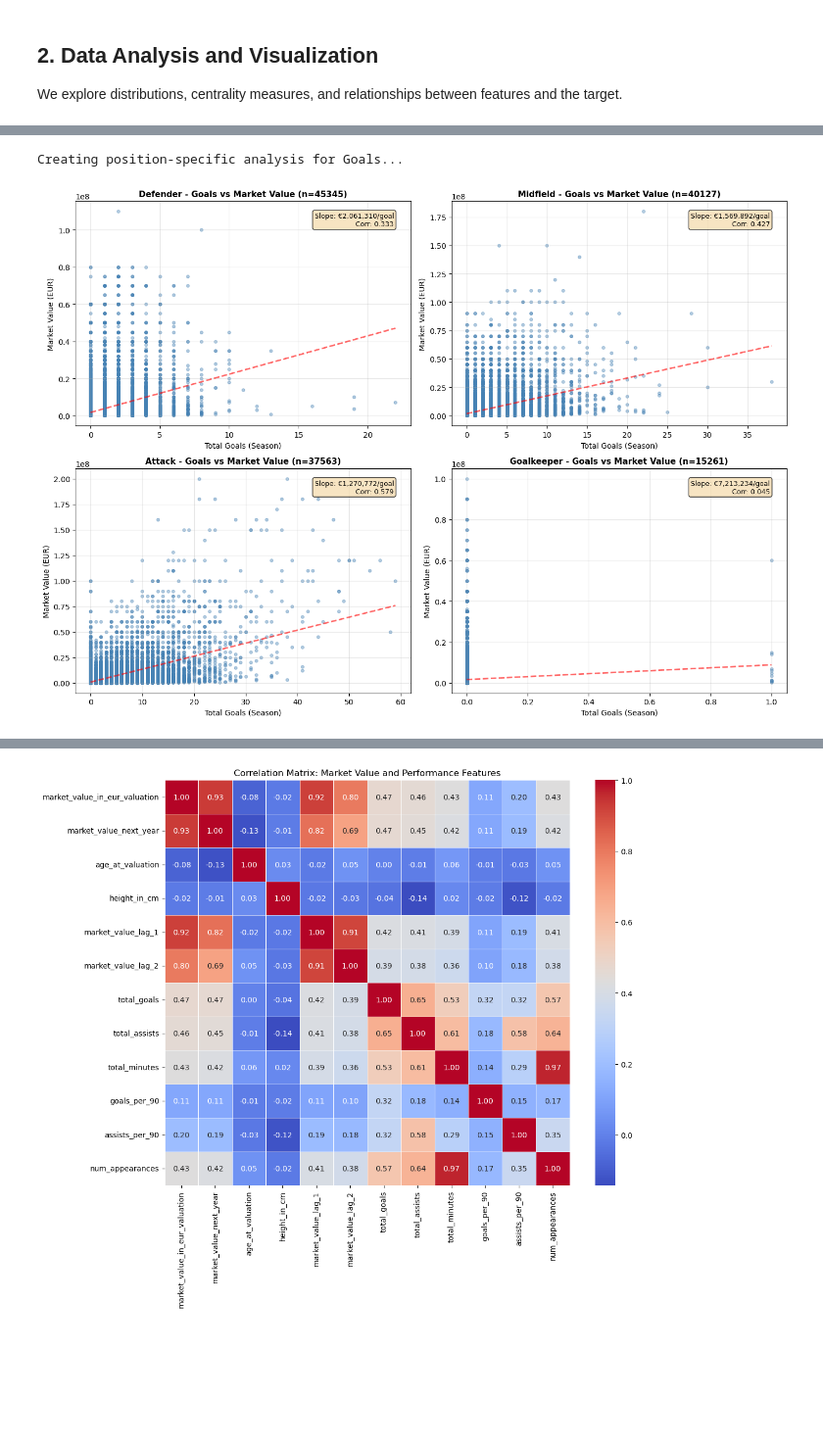
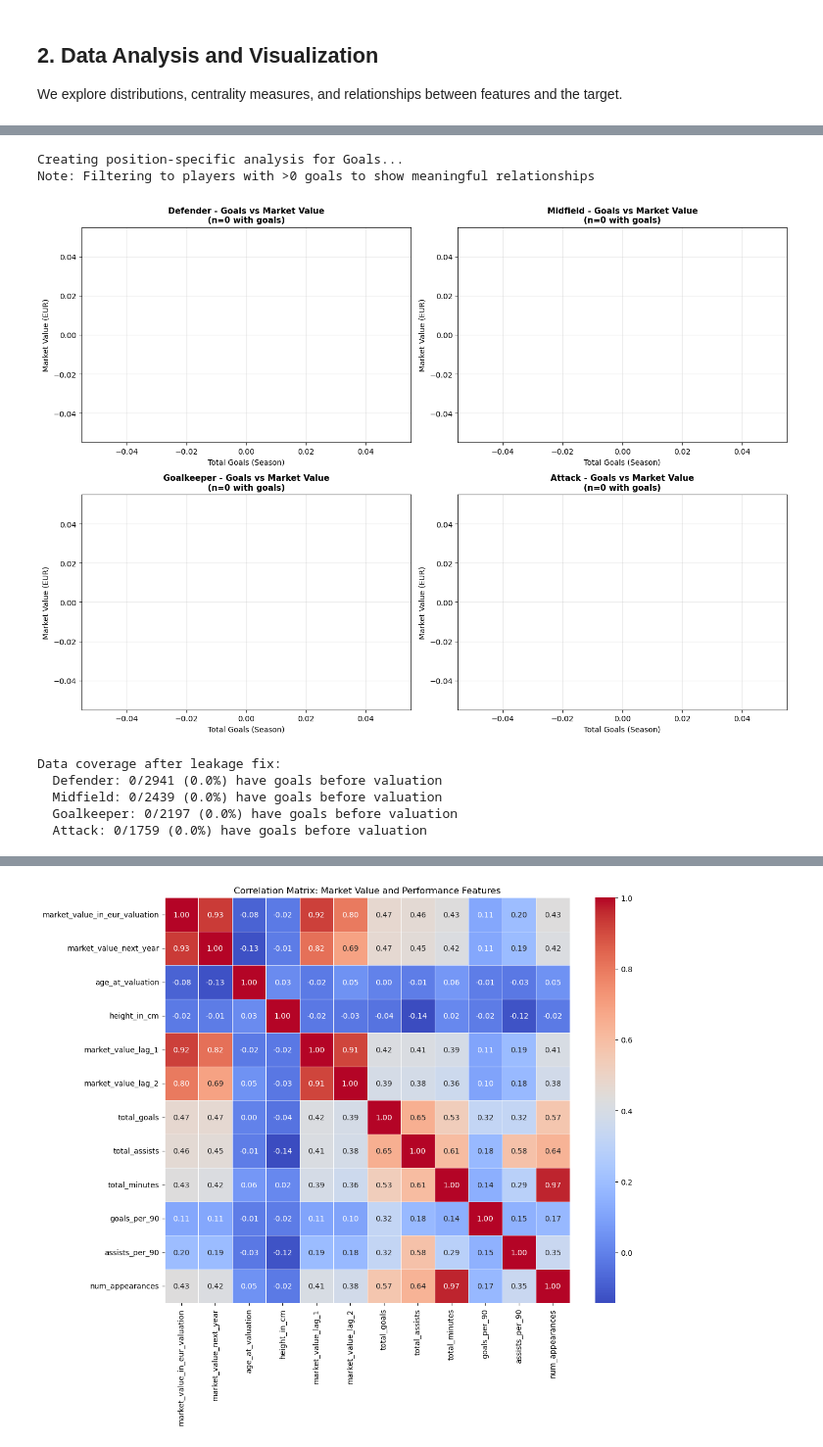
Before and after one commit to ChristianVaikona/comp352-final-project, a Jupyter notebook: Footballer_Market_Evaluation_Final_Submission.ipynb, the cells around one changed output, grey strips where cells are left out. Shown at 98% size. Drawn from its saved outputs; the diff is of its cells as text; code cells hidden in the pictures; blank space fills up the shorter version.

```diff
--- a/Footballer_Market_Evaluation_Final_Submission.ipynb
+++ b/Footballer_Market_Evaluation_Final_Submission.ipynb
@@ -640,14 +881,27 @@ for col in perf_lag_cols:
 print("Performance lag features created")
 
 # Drop rows without enough history or target
+# Drop rows without ESSENTIAL data only (more lenient)
+print(f"\nBefore dropping rows: {merged_df.shape}")
+
+# Only require target and at least 1 lag (not 2 or 3)
 merged_df = merged_df.dropna(subset=[
     "market_value_next_year",
-    "market_value_lag_1",
-    "market_value_lag_2",
-    "market_value_mean_3",
+    "market_value_lag_1",  # At least 1 year of history
     "age_at_valuation"
 ])
 
+print(f"After dropping rows without target/lag1/age: {merged_df.shape}")
+
+# Fill remaining NaN features with 0 (lag_2, mean_3, etc.)
+lag_fill_cols = ["market_value_lag_2", "market_value_mean_3", "market_value_trend"]
+for col in lag_fill_cols:
+    if col in merged_df.columns:
+        merged_df[col] = merged_df[col].fillna(0)
+
+print(f"Filled NaN lag features with 0")
+print(f"Final shape after FE: {merged_df.shape}")
+
 print("merged_df shape after FE:", merged_df.shape)
 merged_df[["player_id","year","market_value_in_eur_valuation","market_value_next_year","market_value_lag_1","market_value_lag_2"]].head(10)
 # %% [output]
@@ -912,51 +1172,69 @@ plt.show()
 # %%
-# ========== Faceted Analysis: Goals by Position with Correlation Stats ==========
+# ========== Faceted Analysis: Goals by Position (FILTERED FOR ACTIVE PLAYERS) ==========
 print("Creating position-specific analysis for Goals...")
+print("Note: Filtering to players with >0 goals to show meaningful relationships")
 
 # Get unique positions
-positions = merged_df['position'].value_counts().index[:4]  # Top 4 positions by count
+positions = merged_df['position'].value_counts().index[:4]
 
 fig, axes = plt.subplots(2, 2, figsize=(14, 10))
 axes = axes.flatten()
 
 for idx, pos in enumerate(positions):
-    pos_data = merged_df[merged_df['position'] == pos]
+    # FILTER: Only players with goals > 0
+    pos_data = merged_df[(merged_df['position'] == pos) & (merged_df['total_goals'] > 0)].copy()
 
     axes[idx].scatter(pos_data['total_goals'],
                       pos_data['market_value_in_eur_valuation'],
                       alpha=0.4, s=15, color='steelblue')
     axes[idx].set_xlabel('Total Goals (Season)', fontsize=10)
     axes[idx].set_ylabel('Market Value (EUR)', fontsize=10)
-    axes[idx].set_title(f'{pos} - Goals vs Market Value (n={len(pos_data)})',
+    axes[idx].set_title(f'{pos} - Goals vs Market Value\n(n={len(pos_data)} with goals)',
                         fontsize=11, fontweight='bold')
     axes[idx].grid(True, alpha=0.3)
 
     # Add trend line and calculate statistics
     if len(pos_data) > 10:
-        # Calculate correlation
-        correlation = pos_data[['total_goals', 'market_value_in_eur_valuation']].corr().iloc[0, 1]
+        try:
+            # Calculate correlation
+            correlation = pos_data[['total_goals', 'market_value_in_eur_valuation']].corr().iloc[0, 1]
 
-        # Calculate slope (linear regression)
-        z = np.polyfit(pos_data['total_goals'], pos_data['market_value_in_eur_valuation'], 1)
-        slope = z[0]
-        p = np.poly1d(z)
+            # Calculate slope (linear regression)
+            z = np.polyfit(pos_data['total_goals'], pos_data['market_value_in_eur_valuation'], 1)
+            slope = z[0]
+            p = np.poly1d(z)
 
-        # Plot trend line
-        x_trend = np.linspace(pos_data['total_goals'].min(), pos_data['total_goals'].max(), 100)
-        axes[idx].plot(x_trend, p(x_trend), "r--", alpha=0.6, linewidth=2)
+            # Plot trend line
+            x_trend = np.linspace(pos_data['total_goals'].min(), pos_data['total_goals'].max(), 100)
+            axes[idx].plot(x_trend, p(x_trend), "r--", alpha=0.6, linewidth=2)
 
-        # Add text box with statistics in top right
-        textstr = f'Slope: €{slope:,.0f}/goal\nCorr: {correlation:.3f}'
-        props = dict(boxstyle='round', facecolor='wheat', alpha=0.8)
-        axes[idx].text(0.95, 0.95, textstr, transform=axes[idx].transAxes,
-                      fontsize=9, verticalalignment='top', horizontalalignment='right',
-                      bbox=props)
+            # Add text box with statistics
+            textstr = f'Slope: €{slope:,.0f}/goal\nCorr: {correlation:.3f}'
+            props = dict(boxstyle='round', facecolor='wheat', alpha=0.8)
+            axes[idx].text(0.95, 0.95, textstr, transform=axes[idx].transAxes,
+                          fontsize=9, verticalalignment='top', horizontalalignment='right',
+                          bbox=props)
+        except Exception as e:
+            print(f"Could not calculate stats for {pos}: {e}")
 
 plt.tight_layout()
 plt.show()
+
+# Print summary
+print("\nData coverage after leakage fix:")
+for pos in positions:
+    total = len(merged_df[merged_df['position'] == pos])
+    with_goals = len(merged_df[(merged_df['position'] == pos) & (merged_df['total_goals'] > 0)])
+    print(f"  {pos}: {with_goals}/{total} ({with_goals/total*100:.1f}%) have goals before valuation")
 # %% [output]
 Creating position-specific analysis for Goals...
+Note: Filtering to players with >0 goals to show meaningful relationships
-[figure, old version]
+[figure, new version]
+Data coverage after leakage fix:
+  Defender: 0/2941 (0.0%) have goals before valuation
+  Midfield: 0/2439 (0.0%) have goals before valuation
+  Goalkeeper: 0/2197 (0.0%) have goals before valuation
+  Attack: 0/1759 (0.0%) have goals before valuation
 # %%
 # Faceted Analysis: Assists by Position with Correlation Stats
 print("Creating position-specific analysis for Assists...")
```
Also changed, not shown: parts of 20 cells of this notebook.
